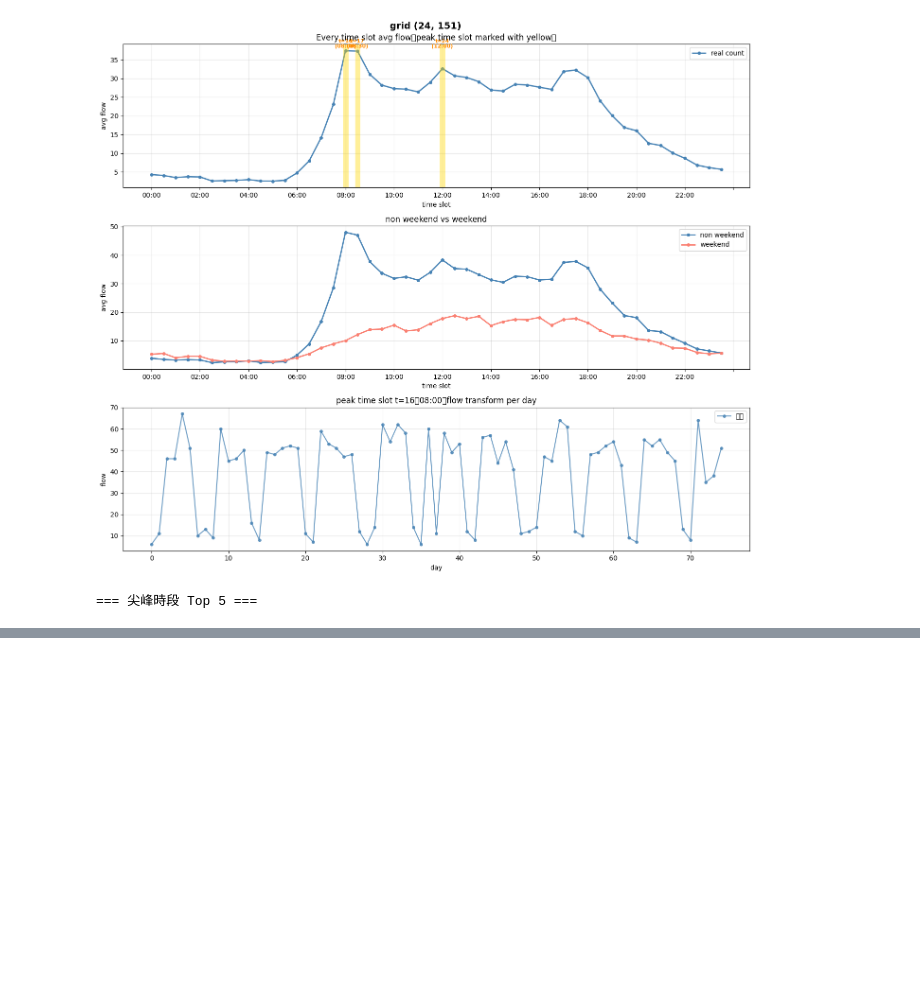
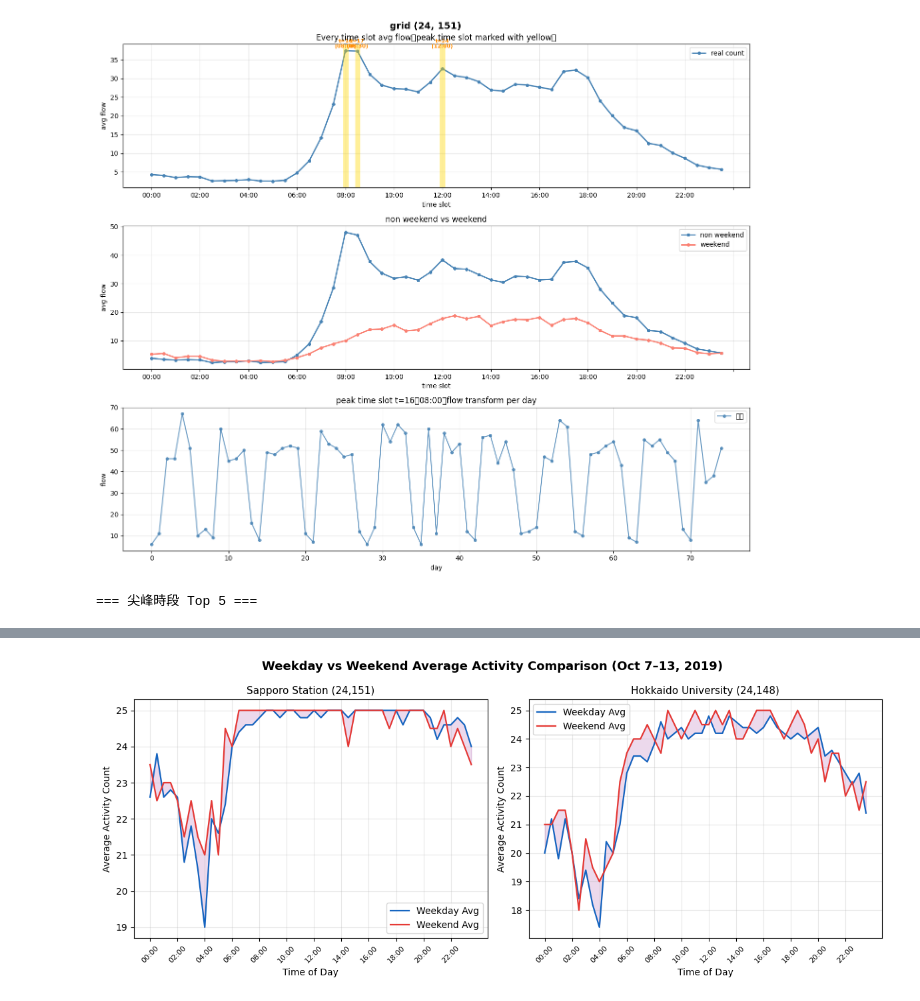
Before and after one commit to radimon/2025_flight_delay_prediction, a Jupyter notebook: notebooks/01_explore_density.ipynb, the cells around one changed output, grey strips where cells are left out. Drawn from its saved outputs; the diff is of its cells as text; code cells hidden in the pictures; blank space fills up the shorter version.

```diff
--- a/notebooks/01_explore_density.ipynb
+++ b/notebooks/01_explore_density.ipynb
@@ -324,0 +279,94 @@ plt.show()
+# %%
+import matplotlib.pyplot as plt
+import numpy as np
+import pandas as pd
+
+# 字型（英文其實不太需要，但保留避免符號問題）
+plt.rcParams["axes.unicode_minus"] = False
+
+locations = {
+    "Sapporo Station": (24, 151),
+    "Hokkaido University": (24, 148),
+}
+
+radius = 2
+start_date = "2019-09-06"
+base_date = pd.to_datetime(start_date)
+
+fig, axes = plt.subplots(1, 2, figsize=(12, 5), sharey=False)
+
+fig.suptitle(
+    "Weekday vs Weekend Average Activity Comparison (Oct 7–13, 2019)",
+    fontsize=13,
+    fontweight="bold"
+)
+
+for ax, (label, (x, y)) in zip(axes, locations.items()):
+    area_df = df[
+        (df["x"].between(x - radius, x + radius)) &
+        (df["y"].between(y - radius, y + radius))
+    ]
+
+    grouped = area_df.groupby(["d", "t"]).size().reset_index(name="count")
+
+    week_df = grouped[(grouped["d"] >= 31) & (grouped["d"] <= 37)].copy()
+
+    week_df["datetime"] = week_df.apply(
+        lambda row: base_date
+        + pd.Timedelta(days=int(row["d"]))
+        + pd.Timedelta(minutes=30 * int(row["t"])),
+        axis=1
+    )
+
+    week_df["is_weekend"] = week_df["datetime"].dt.weekday >= 5
+
+    # 平日 vs 假日平均
+    avg = week_df.groupby(["t", "is_weekend"])["count"].mean().reset_index()
+
+    wd = avg[avg["is_weekend"] == False].set_index("t")["count"]
+    we = avg[avg["is_weekend"] == True].set_index("t")["count"]
+
+    t_vals = sorted(set(wd.index) & set(we.index))
+
+    ax.plot(
+        t_vals,
+        wd[t_vals].values,
+        color="#1565c0",
+        label="Weekday Avg",
+        linewidth=1.6
+    )
+
+    ax.plot(
+        t_vals,
+        we[t_vals].values,
+        color="#e53935",
+        label="Weekend Avg",
+        linewidth=1.6
+    )
+
+    ax.fill_between(
+        t_vals,
+        wd[t_vals].values,
+        we[t_vals].values,
+        alpha=0.15,
+        color="purple"
+    )
+
+    # 時間軸（每2小時）
+    tick_pos = range(0, 48, 4)
+    tick_labels = [f"{i//2:02d}:00" for i in tick_pos]
+
+    ax.set_xticks(list(tick_pos))
+    ax.set_xticklabels(tick_labels, rotation=45, fontsize=8)
+
+    ax.set_title(f"{label} ({x},{y})", fontsize=11)
+    ax.set_xlabel("Time of Day")
+    ax.set_ylabel("Average Activity Count")
+
+    ax.legend()
+    ax.grid(True, alpha=0.3)
+
+plt.tight_layout()
+plt.savefig("weekday_vs_weekend_avg_en.png", dpi=150, bbox_inches="tight")
+plt.show()
+# %% [output]
@@ -324,0 +390 @@ plt.show()
+[figure, added]
```
Also changed, not shown: parts of 5 cells of this notebook.
